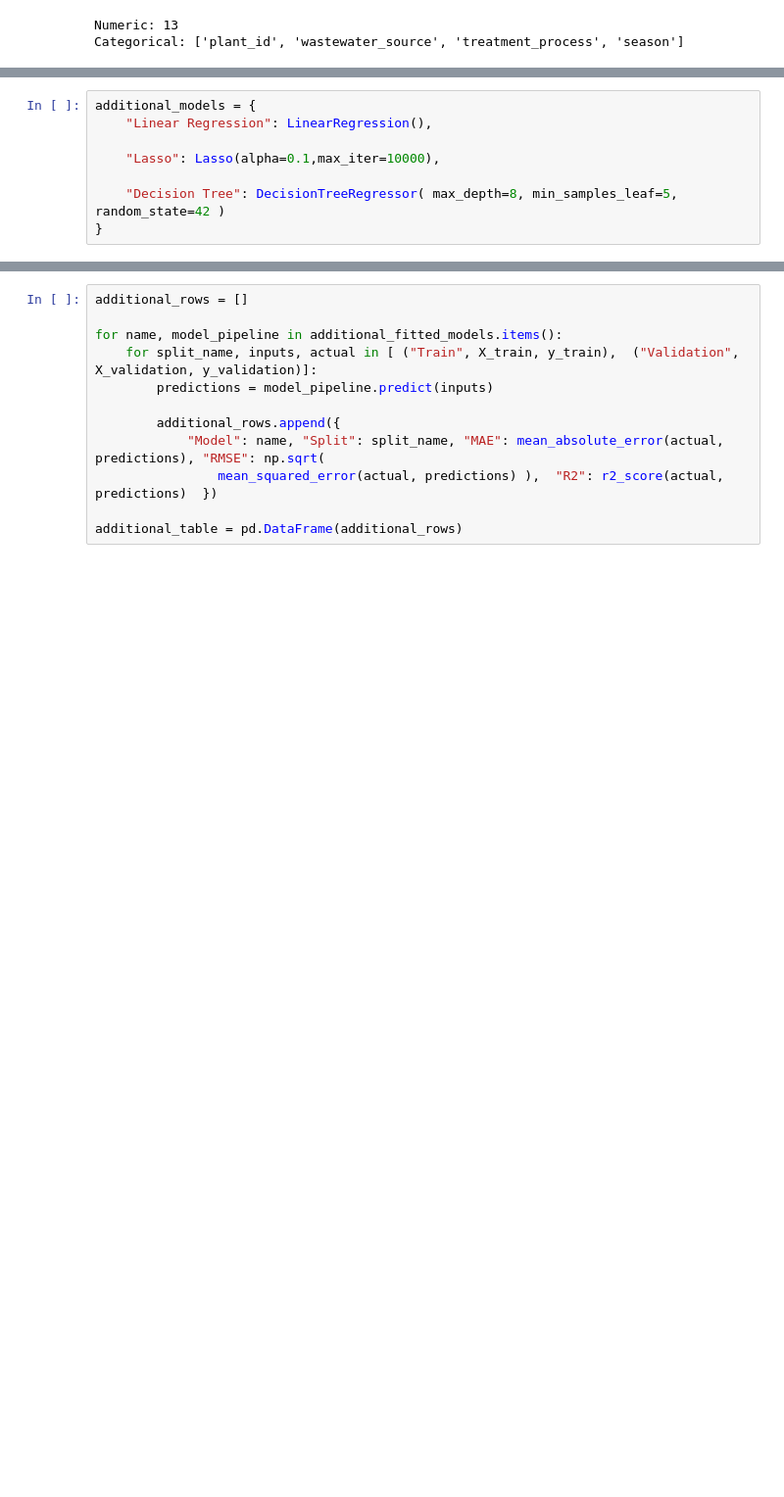
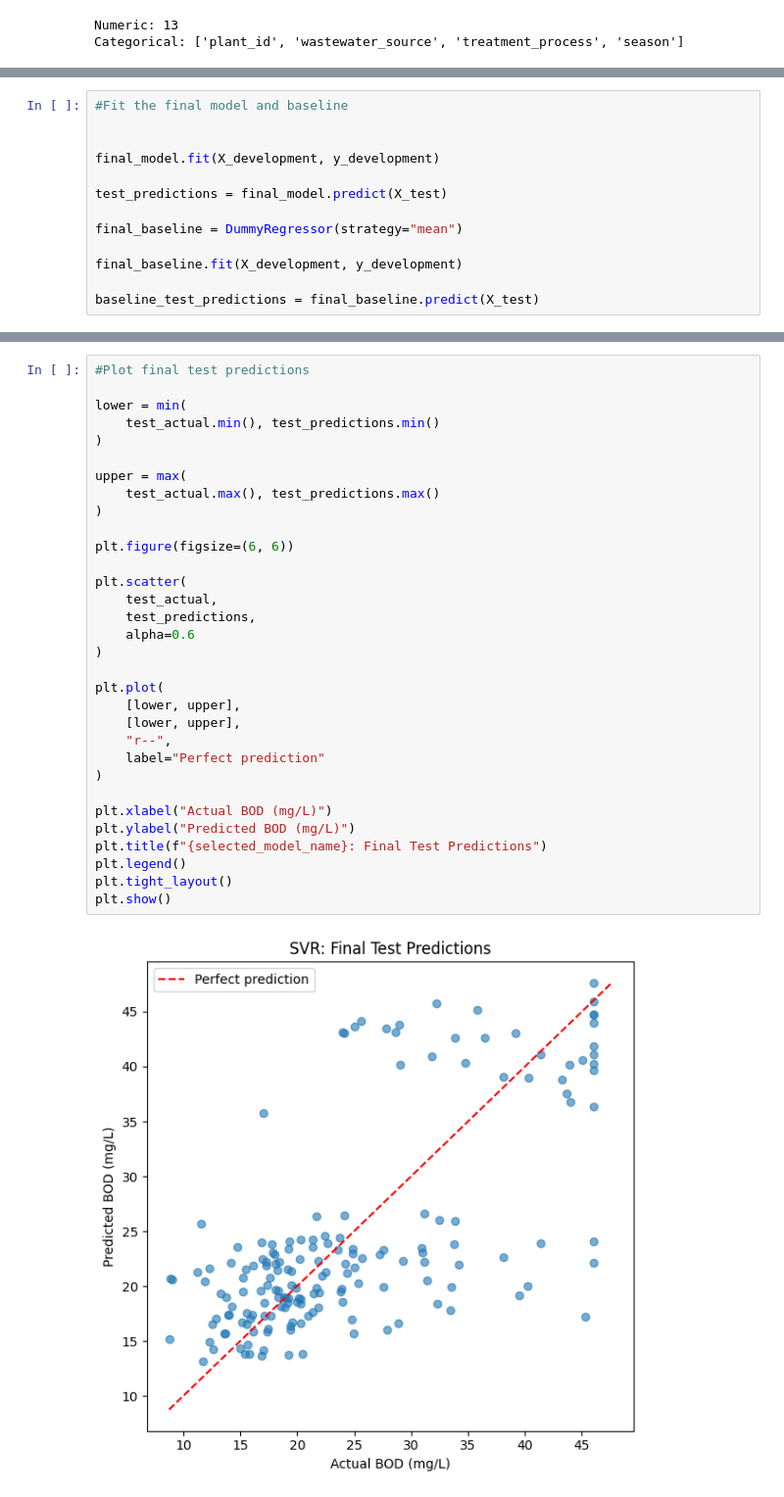
Before and after one commit to DeepikaSneha/wastewater_ML_pipelines, a Jupyter notebook: Main.ipynb, the cells around one changed output, grey strips where cells are left out. Shown at 98% size. Drawn from its saved outputs; the diff is of its cells as text; blank space fills up the shorter version.

```diff
--- a/Main.ipynb
+++ b/Main.ipynb
@@ -832,9 +1284,14 @@ from sklearn.tree import DecisionTreeRegressor
 # %%
-additional_models = {
-    "Linear Regression": LinearRegression(),
+#Fit the final model and baseline
 
-    "Lasso": Lasso(alpha=0.1,max_iter=10000),
 
-    "Decision Tree": DecisionTreeRegressor( max_depth=8, min_samples_leaf=5, random_state=42 )
-}
+final_model.fit(X_development, y_development)
+
+test_predictions = final_model.predict(X_test)
+
+final_baseline = DummyRegressor(strategy="mean")
+
+final_baseline.fit(X_development, y_development)
+
+baseline_test_predictions = final_baseline.predict(X_test)
 # %%
@@ -849,12 +1351,34 @@ for name, estimator in additional_models.items():
 # %%
-additional_rows = []
+#Plot final test predictions
 
-for name, model_pipeline in additional_fitted_models.items():
-    for split_name, inputs, actual in [ ("Train", X_train, y_train),  ("Validation", X_validation, y_validation)]:
-        predictions = model_pipeline.predict(inputs)
+lower = min(
+    test_actual.min(), test_predictions.min()
+)
 
-        additional_rows.append({
-            "Model": name, "Split": split_name, "MAE": mean_absolute_error(actual, predictions), "RMSE": np.sqrt(
-                mean_squared_error(actual, predictions) ),  "R2": r2_score(actual, predictions)  })
+upper = max(
+    test_actual.max(), test_predictions.max()
+)
 
-additional_table = pd.DataFrame(additional_rows)
+plt.figure(figsize=(6, 6))
+
+plt.scatter(
+    test_actual,
+    test_predictions,
+    alpha=0.6
+)
+
+plt.plot(
+    [lower, upper],
+    [lower, upper],
+    "r--",
+    label="Perfect prediction"
+)
+
+plt.xlabel("Actual BOD (mg/L)")
+plt.ylabel("Predicted BOD (mg/L)")
+plt.title(f"{selected_model_name}: Final Test Predictions")
+plt.legend()
+plt.tight_layout()
+plt.show()
+# %% [output]
+[figure, added]
```
Also changed, not shown: parts of 96 cells of this notebook.
